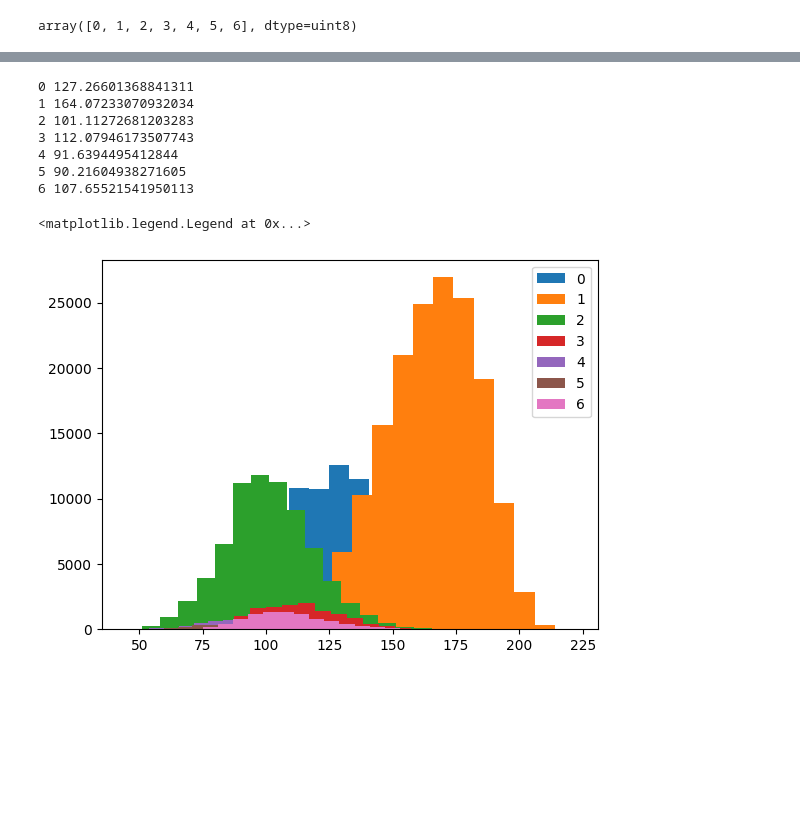
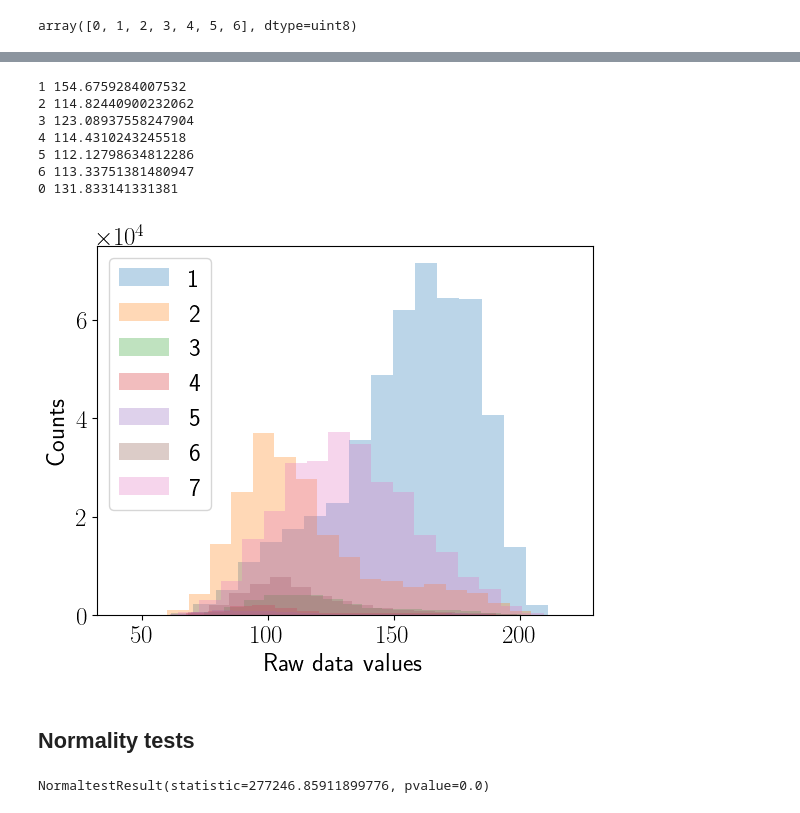
Before and after one commit to ShkalikovOleh/connectomics_segmentation, a Jupyter notebook: notebooks/labels_analysis.ipynb, the cells around one changed output, grey strips where cells are left out. Cells and saved outputs as stored; diff of their text form; code cells hidden in the pictures; blank space fills up the shorter version.

Commit message:
Add data description and beggining of literature analysis

```diff
--- a/notebooks/labels_analysis.ipynb
+++ b/notebooks/labels_analysis.ipynb
@@ -2,6 +2,11 @@
 import tifffile
 import numpy as np
 from matplotlib import pyplot as plt
+# %%
+import matplotlib
+from matplotlib import rc
+rc('text', usetex=True)
+matplotlib.rcParams.update({'font.size': 18})
 # %%
 with tifffile.TiffFile("../dataset/raw_data/volumedata.tif") as tif:
     print(len(tif.pages))
@@ -14,11 +19,24 @@ with tifffile.TiffFile("../dataset/raw_data/volumedata.tif") as tif:
 data.shape
 # %% [output]
 (1065, 1536, 2048)
+# %%
+dataXZ = data[150:750, 510, 510:1110].reshape((600,600))
+dataYZ = data[150:750, 200:800, 595].reshape((600,600))
+dataXY = data[200, 200:800, 510:1110].reshape((600,600))
+train_data = np.hstack([dataXY, dataXY, dataYZ])
 # %%
 with tifffile.TiffFile("/home/shov/projects/connectomics_segmentation/dataset/labeled_data/train/train_XZ/tr_seg_XZ.tif") as tif2:
     print(len(tif2.pages))
     print(tif2.pages[0].sizes)
-    seg = tif2.asarray()
+    segXZ = tif2.asarray()
+with tifffile.TiffFile("/home/shov/projects/connectomics_segmentation/dataset/labeled_data/train/train_XY/tr_seg_XY.tif") as tif2:
+    print(len(tif2.pages))
+    print(tif2.pages[0].sizes)
+    segXY = tif2.asarray()
+with tifffile.TiffFile("/home/shov/projects/connectomics_segmentation/dataset/labeled_data/train/train_YZ/tr_seg_YZ.tif") as tif2:
+    print(len(tif2.pages))
+    print(tif2.pages[0].sizes)
+    segYZ = tif2.asarray()
 # %% [output]
 1
 {'height': 600, 'width': 600}
@@ -24,0 +47,3 @@ with tifffile.TiffFile("/home/shov/projects/connectomics_segmentation/dataset/la
+# %%
+seg = np.hstack([segXZ, segXY, segYZ])
+seg.shape
@@ -53,20 +101,26 @@ for cls in classes:
 # %%
 cls2vals = {}
-for cls in classes:
-    values = np.where(seg == cls, data[150:750, 510, 510:1110], -1).flatten()
+for cls in np.roll(classes, -1):
+    values = np.where(seg == cls, train_data, -1).flatten()
     values = values[values >= 0]
     print(cls, values.mean())
     cls2vals[cls] = values
-    plt.hist(values.flatten(), bins=20, label=cls)
+    label = cls if cls else 7
+    ax=plt.hist(values.flatten(), bins=20, label=label, alpha=0.3)
 plt.legend()
+plt.ticklabel_format(style='sci', axis='y', scilimits=(0, 0))
+plt.xlabel("Raw data values")
+plt.ylabel("Counts")
+# plt.savefig("../report/assets/raw_data_dist_per_label.pdf", bbox_inches = "tight")
 # %% [output]
-0 127.26601368841311
-1 164.07233070932034
-2 101.11272681203283
-3 112.07946173507743
-4 91.6394495412844
-5 90.21604938271605
-6 107.65521541950113
+1 154.6759284007532
+2 114.82440900232062
+3 123.08937558247904
+4 114.4310243245518
+5 112.12798634812286
+6 113.33751381480947
+0 131.833141331381
-<matplotlib.legend.Legend at 0x...>
-[figure, old version]
+[figure, new version]
+# %% [markdown]
+## Normality tests
 # %%
@@ -73,0 +129,4 @@ from scipy.stats import f_oneway, ttest_ind
+# %%
+normaltest(train_data.flatten())
+# %% [output]
+NormaltestResult(statistic=277246.85911899776, pvalue=0.0)
```
Also changed, not shown: parts of 17 cells of this notebook, 5 other files.
